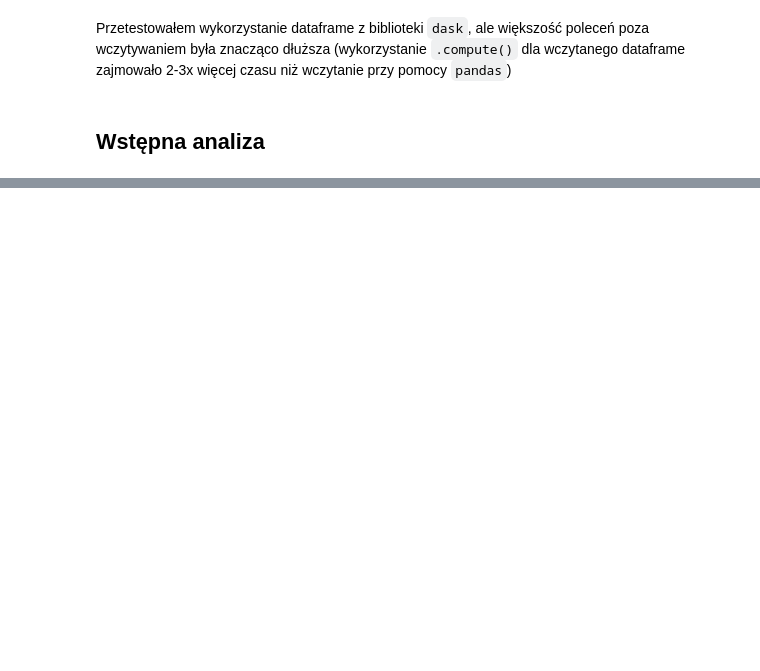
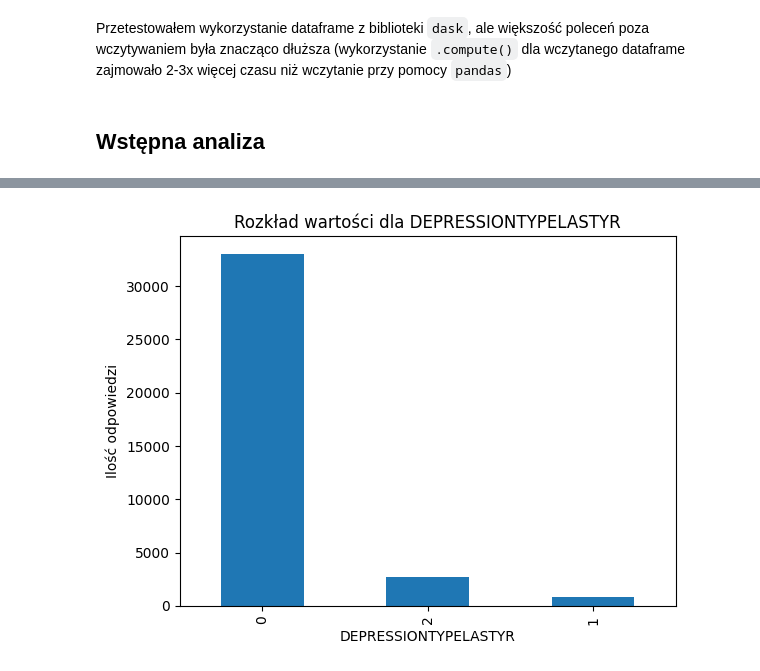
Before and after one commit to mmcza/Gender-Mental-Illness-and-Crime-in-the-United-States-Analysis, a Jupyter notebook: Mental-Illness-Analysis.ipynb, the cells around one changed output, grey strips where cells are left out. Saved outputs shown, nothing was run; the diff lists cells and outputs as text; code cells hidden in the pictures; blank space fills up the shorter version.

```diff
--- a/Mental-Illness-Analysis.ipynb
+++ b/Mental-Illness-Analysis.ipynb
@@ -47,0 +109,20 @@ Przetestowałem wykorzystanie dataframe z biblioteki `dask`, ale większość po
+# %%
+def depression_type(row):
+    if row['MDEYR'] == 1 and row['YO_MDEA3'] == 1 and row['YO_MDEA4'] == 1 and row['YO_MDEA6'] == 1:
+        return 2
+    elif row['MDEYR'] == 1 and row['AD_MDEA3'] == 1 and row['AD_MDEA4'] == 1 and row['AD_MDEA6'] == 1:
+        return 2
+    elif row['MDEYR'] == 1:
+        return 1
+    else:
+        return 0
+
+df['DEPRESSIONTYPELASTYR'] = df.apply(depression_type, axis=1)
+# %%
+df['DEPRESSIONTYPELASTYR'].value_counts().plot(kind='bar')
+plt.title('Rozkład wartości dla DEPRESSIONTYPELASTYR')
+plt.xlabel('DEPRESSIONTYPELASTYR')
+plt.ylabel('Ilość odpowiedzi')
+plt.show()
+# %% [output]
+[figure, added]
```
Also changed, not shown: parts of 35 cells of this notebook.
